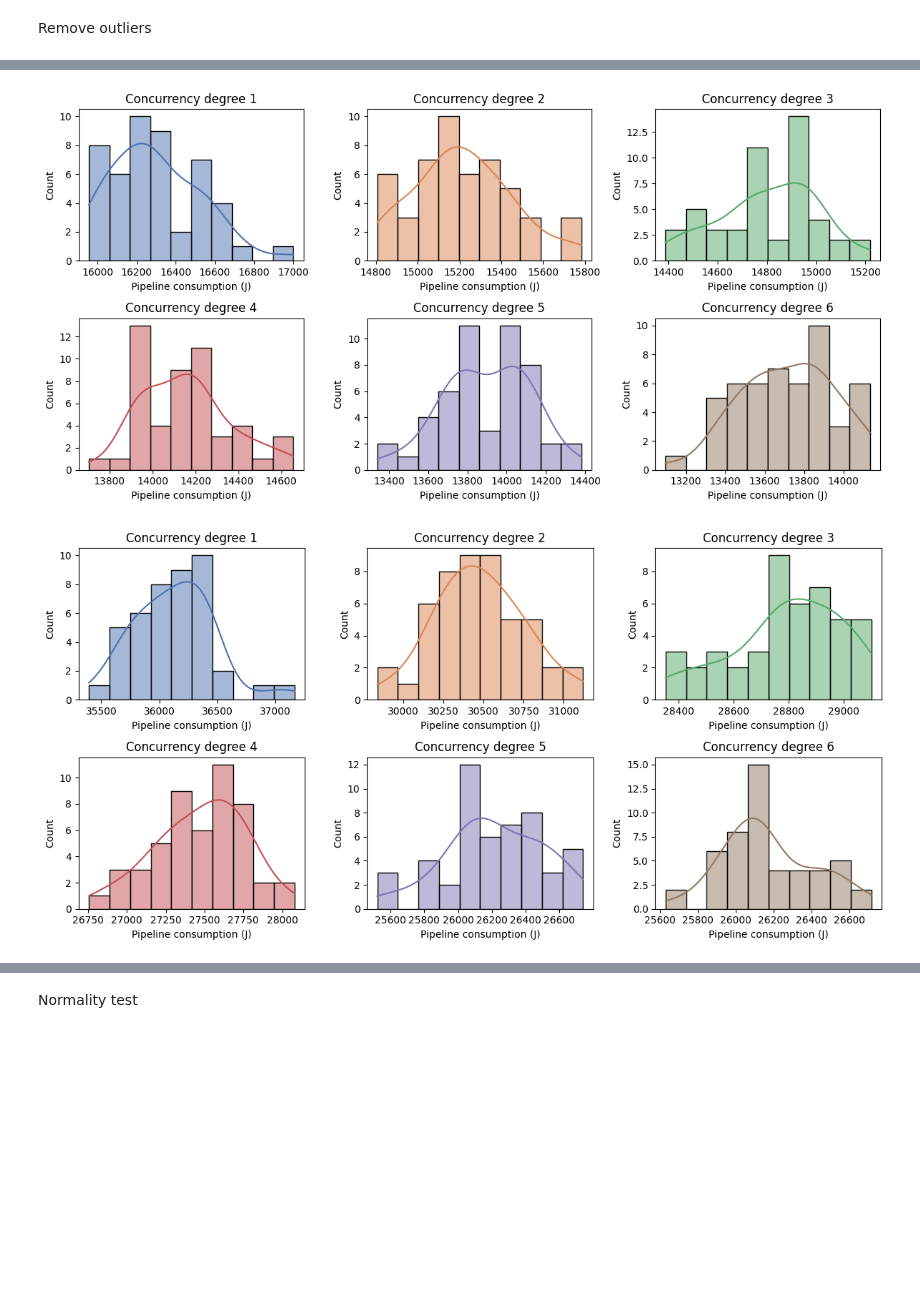
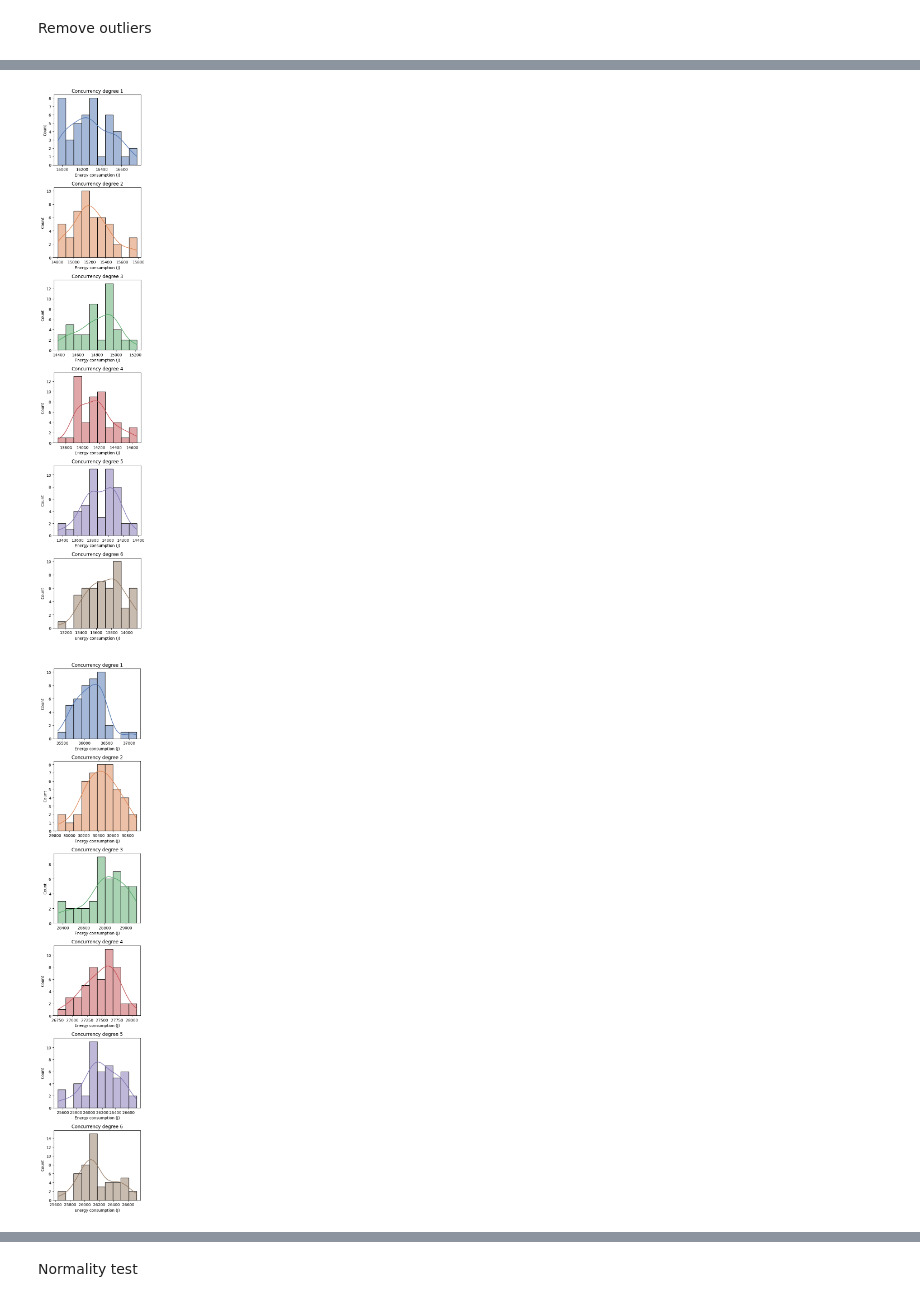
Before and after one commit to Flavio8699/ms-thesis-replication-package, a Jupyter notebook: replication-package-RQ1-2/Experiment/analysis.ipynb, the cells around one changed output, grey strips where cells are left out. Saved outputs shown, nothing was run; the diff lists cells and outputs as text; code cells hidden in the pictures; blank space fills up the shorter version.

```diff
--- a/replication-package-RQ1-2/Experiment/analysis.ipynb
+++ b/replication-package-RQ1-2/Experiment/analysis.ipynb
@@ -79,7 +79,7 @@ import seaborn as sns
 colors = sns.color_palette('deep', 6)
 # %%
 for node, df in enumerate([node1, node2]):
-    fig, axes = plt.subplots(2, 3, figsize=(12, 6))
+    fig, axes = plt.subplots(6, 1, figsize=(4, 20))
     axes = axes.flatten()
 
     for i in range(1, 7):
@@ -90,9 +90,9 @@ for node, df in enumerate([node1, node2]):
                  kde=True,
                  bins=10)
         ax.set_title(f'Concurrency degree {i}')
-        ax.set_xlabel('Pipeline consumption (J)')
+        ax.set_xlabel('Energy consumption (J)')
 
     plt.tight_layout()
-    plt.savefig(f'pnode-{node+1}-hist-with-outliers.pdf', dpi=300)
+    plt.savefig(f'pnode-{node+1}-hist-with-outliers-e-consumption.pdf', dpi=300)
     plt.show()
 # %% [output]
@@ -103,7 +124,8 @@ IQR
 # %%
 from matplotlib.cbook import boxplot_stats
 
-def get_iqr_range(df, concurrency_degree):
+
+def get_iqr_range_e_consumption(df, concurrency_degree):
     stats = boxplot_stats(df[df['concurrency_degree'] ==
                           concurrency_degree]['pipeline_joules_consumption'])
 
@@ -115,17 +137,40 @@ def get_iqr_range(df, concurrency_degree):
     min = Q1 - 1.5 * IQR
 
     return min, max
+
+
+def get_iqr_range_duration(df, concurrency_degree):
+    stats = boxplot_stats(df[df['concurrency_degree'] ==
+                          concurrency_degree]['pipeline_duration'])
+
+    Q1 = stats[0]['q1']
+    Q3 = stats[0]['q3']
+
+    IQR = Q3 - Q1
+    max = Q3 + 1.5 * IQR
+    min = Q1 - 1.5 * IQR
+
+    return min, max
 # %% [markdown]
 Remove outliers
 # %%
 for node in [node1, node2]:
     for i in range(1, 7):
-        min, max = get_iqr_range(node, i)
+        min, max = get_iqr_range_e_consumption(node, i)
 
         rm = node[node['concurrency_degree'] == i][(node[node['concurrency_degree'] == i]['pipeline_joules_consumption'] < min) | (
             node[node['concurrency_degree'] == i]['pipeline_joules_consumption'] > max)]
 
         node.drop(rm.index, inplace=True)
+
+for node in [node1, node2]:
+    for i in range(1, 7):
+        min, max = get_iqr_range_duration(node, i)
+
+        rm = node[node['concurrency_degree'] == i][(node[node['concurrency_degree'] == i]['pipeline_duration'] < min) | (
+            node[node['concurrency_degree'] == i]['pipeline_duration'] > max)]
+
+        node.drop(rm.index, inplace=True)
 # %% [output]
 A value is trying to be set on a copy of a slice from a DataFrame
 
@@ -134,21 +183,21 @@ See the caveats in the documentation: https://pandas.pydata.org/pandas-docs/stab
 # %%
 for node, df in enumerate([node1, node2]):
-    fig, axes = plt.subplots(2, 3, figsize=(12, 6))
+    fig, axes = plt.subplots(6, 1, figsize=(4, 20))
     axes = axes.flatten()
 
     for i in range(1, 7):
         ax = axes[i - 1]
         sns.histplot(df[df['concurrency_degree'] == i]['pipeline_joules_consumption'],
                      ax=ax,
                      color=colors[i - 1],
                      kde=True,
                      bins=10)
         ax.set_title(f'Concurrency degree {i}')
-        ax.set_xlabel('Pipeline consumption (J)')
+        ax.set_xlabel('Energy consumption (J)')
 
     plt.tight_layout()
-    plt.savefig(f'pnode-{node+1}-hist-without-outliers.pdf', dpi=300)
+    plt.savefig(f'pnode-{node+1}-hist-without-outliers-e-consumption.pdf', dpi=300)
     plt.show()
 # %% [output]
-[figure, old version]
+[figure, new version]
-[figure, old version]
+[figure, new version]
```
Also changed, not shown: parts of 21 cells of this notebook.
